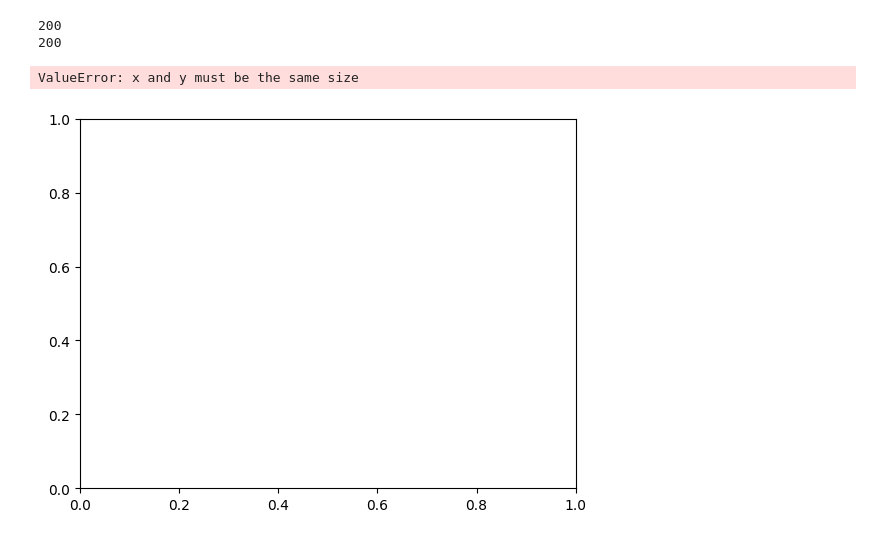
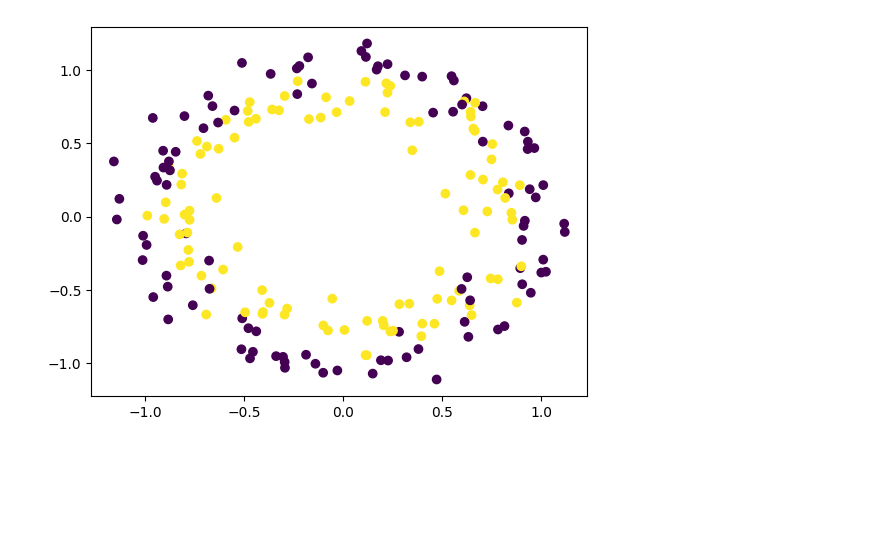
Before and after one commit to poudyalamit/Learning_regression, a Jupyter notebook: making_test_data.ipynb, the cells around one changed output. Saved outputs shown, nothing was run; the diff lists cells and outputs as text; code cells hidden in the pictures; blank space fills up the shorter version.

Commit message:
test data using sklearn

```diff
--- a/making_test_data.ipynb
+++ b/making_test_data.ipynb
@@ -1,16 +1,10 @@
 # %%
-from sklearn.datasets import make_moons
+from sklearn.datasets import make_circles
 import matplotlib.pyplot as plt
 
-X,y = make_moons(n_samples=200,shuffle=True,random_state=42,noise=0.1)
+X,y = make_circles(n_samples=200,shuffle=True,random_state=42,noise=0.1)
 
-print(len(X))
-print(len(y))
-
-plt.scatter(X[:,0],X[1,:],c=y)
+plt.scatter(X[:,0],X[:,1],c=y)
 plt.show()
 # %% [output]
-200
-200
-ValueError: x and y must be the same size
-[figure, old version]
+[figure, new version]
```
Also changed, not shown: parts of 2 cells of this notebook.
